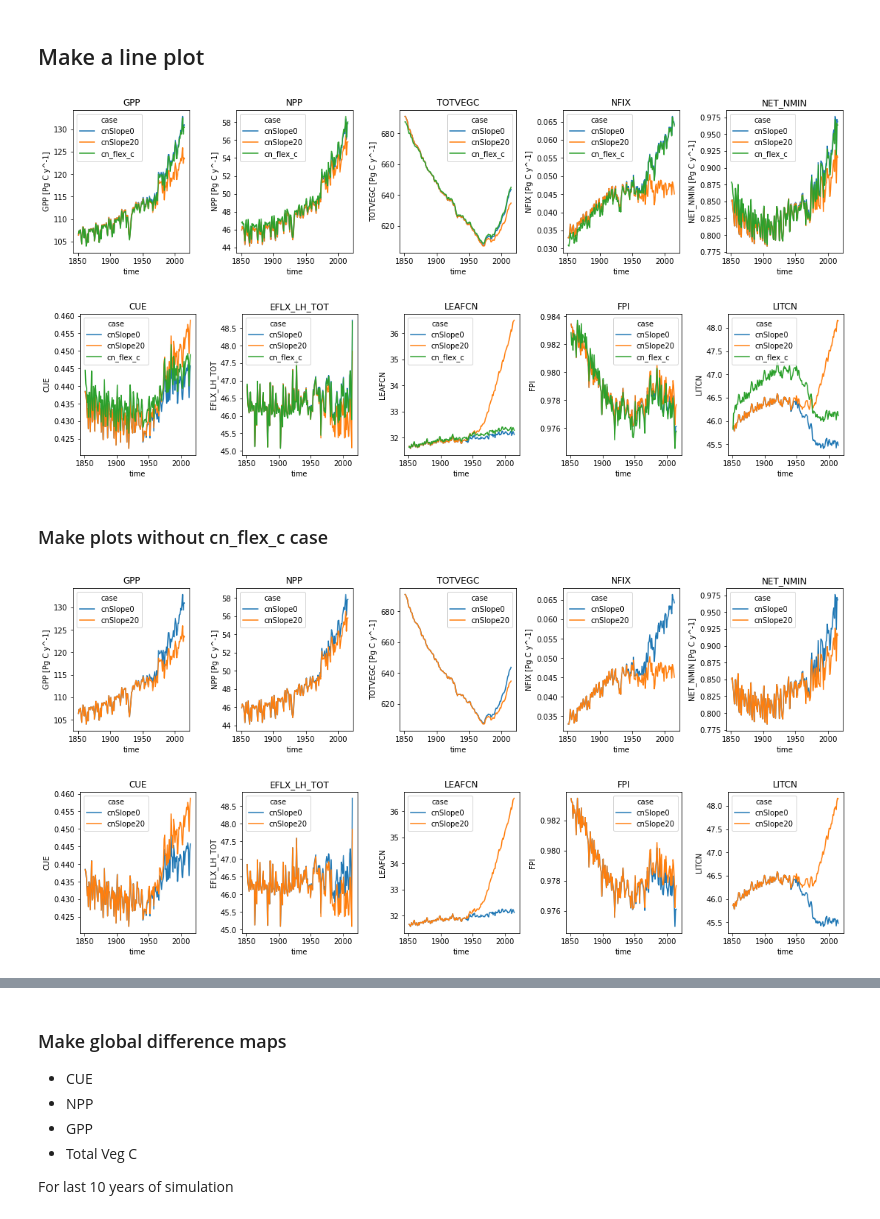
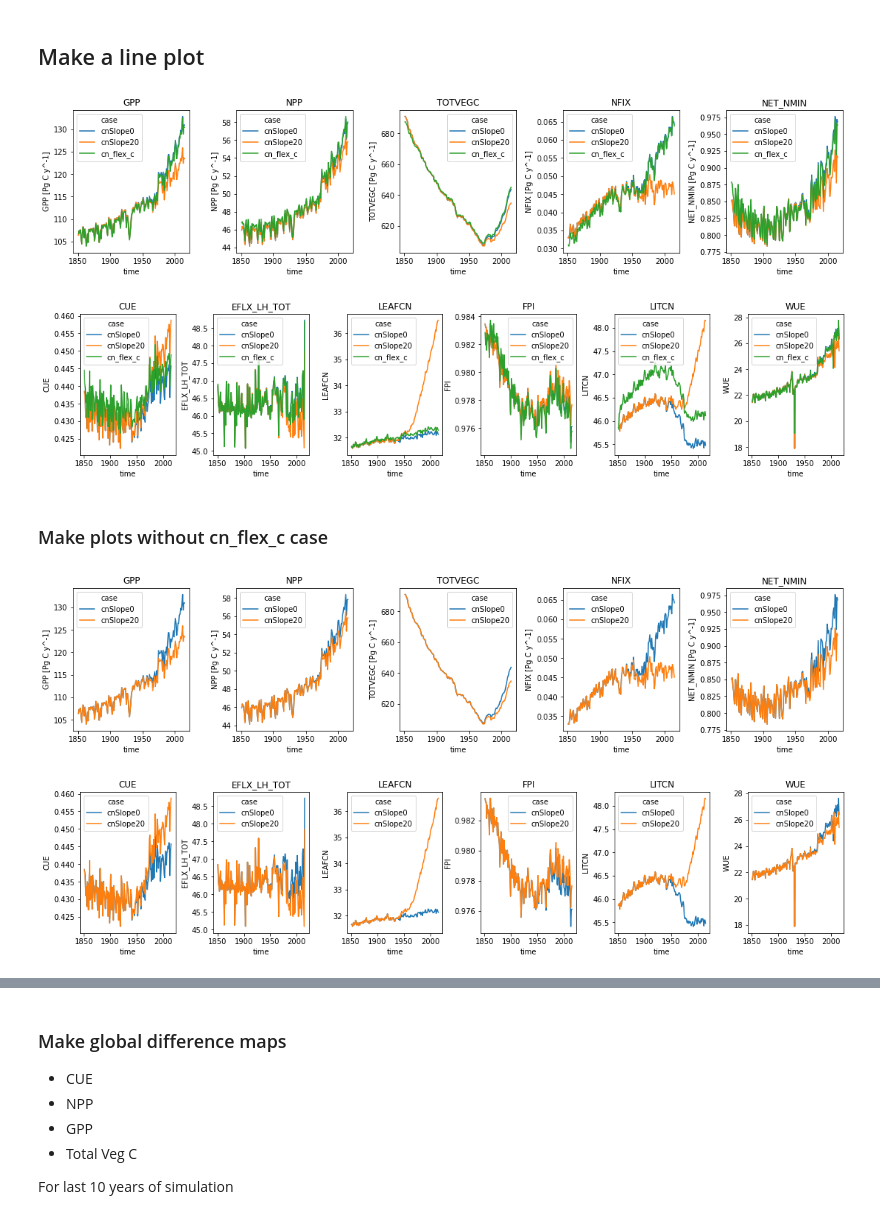
Before and after one commit to emhauser/Foliar-Stoichiometry_CO2, a Jupyter notebook: CN_CO2Global.ipynb, the cells around one changed output, grey strips where cells are left out. Cells and saved outputs as stored; diff of their text form; code cells hidden in the pictures.

Commit message:
Updated plots, climate and nutrient cycling groups

```diff
--- a/CN_CO2Global.ipynb
+++ b/CN_CO2Global.ipynb
@@ -157,0 +162,4 @@ array([0.45414919, 0.45415849, 0.45937855])
+# %%
+dsAnn['WUE'] = dsAnn.GPP / dsAnn.EFLX_LH_TOT
+dsAnn.WUE.isel(time=0, case=0).plot(robust=True)
+dsAnn.WUE.mean(['lat', 'lon']).isel(time=0).values
@@ -215,46 +226,46 @@ ann_Awgt = (dsAnn * area_wgt).sum(dim=('lat', 'lon'))
 #quick plot , the `;` on the last line supresses text after executing the cell
 vars = ['GPP', 'NPP', 'TOTVEGC', 'CUE', 'EFLX_LH_TOT', 'LEAFCN']
 globVars = ['GPP', 'NPP', 'TOTVEGC', 'NFIX', 'NET_NMIN']
-vars2 = ['CUE', 'EFLX_LH_TOT', 'LEAFCN', 'FPI', 'LITCN']
+vars2 = ['CUE', 'EFLX_LH_TOT', 'LEAFCN', 'FPI', 'LITCN', 'WUE']
 
 plt.figure(figsize=(18,8))
 for i in range(5):
     plt.subplot(2,5,1+i)
     ann_glob.get(globVars[i]).plot(hue='case')
     plt.title(globVars[i])
     plt.subplots_adjust(left=0.1,
                     bottom=0.1,
                     right=0.9,
                     top=0.9,
                     wspace=0.4,
                     hspace=0.4);
 
 plt.figure(figsize=(18,8))
-for i in range(5):
-    plt.subplot(2,5,1+i)
+for i in range(6):
+    plt.subplot(2,6,1+i)
     ann_Awgt.get(vars2[i]).plot(hue='case')
     plt.title(vars2[i])
     plt.subplots_adjust(left=0.1,
                     bottom=0.1,
                     right=0.9,
                     top=0.9,
                     wspace=0.4,
                     hspace=0.4);
 
 
 
 # plt.subplot(232)
 # ann_glob.NPP.plot(hue='case')
 # %% [output]
 [figure]
-[figure, old version]
+[figure, new version]
 # %% [markdown]
 ### Make plots without cn_flex_c case
 # %%
 #quick plot , the `;` on the last line supresses text after executing the cell
 vars = ['GPP', 'NPP', 'TOTVEGC', 'CUE', 'EFLX_LH_TOT', 'LEAFCN']
 globVars = ['GPP', 'NPP', 'TOTVEGC', 'NFIX', 'NET_NMIN']
-vars2 = ['CUE', 'EFLX_LH_TOT', 'LEAFCN', 'FPI', 'LITCN']
+vars2 = ['CUE', 'EFLX_LH_TOT', 'LEAFCN', 'FPI', 'LITCN', 'WUE']
 ann_glob_sub = ann_glob.isel(case = [0,1])
 ann_Awgt_sub = ann_Awgt.isel(case = [0,1])
 
@@ -272,8 +283,8 @@ for i in range(5):
                     hspace=0.4);
 
 plt.figure(figsize=(18,8))
-for i in range(5):
-    plt.subplot(2,5,1+i)
+for i in range(6):
+    plt.subplot(2,6,1+i)
     ann_Awgt_sub.get(vars2[i]).plot(hue='case')
     plt.title(vars2[i])
     plt.subplots_adjust(left=0.1,
@@ -289,6 +300,6 @@ for i in range(5):
 # ann_glob.NPP.plot(hue='case')
 # %% [output]
 [figure]
-[figure, old version]
+[figure, new version]
 # %%
 #ds.ELAI.where(ds.GPP.groupby('time.year').idxmax('time'))
```
Also changed, not shown: parts of 9 cells of this notebook.
